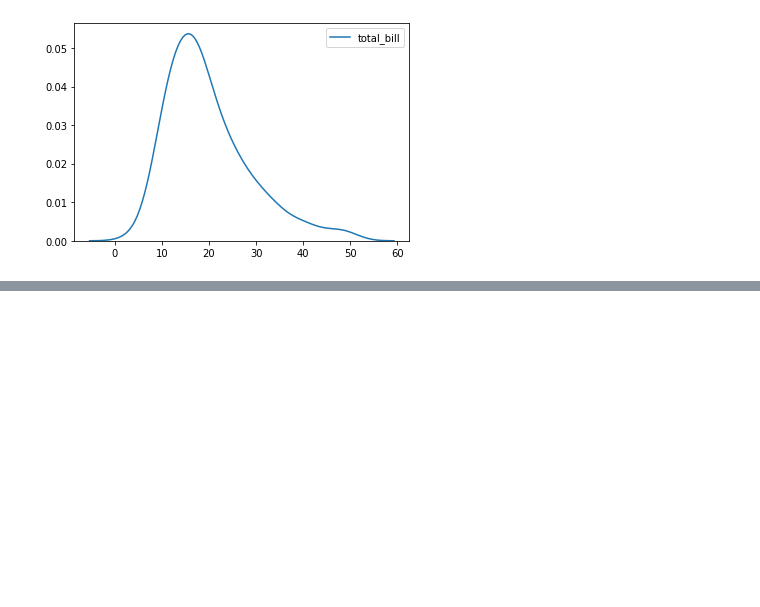
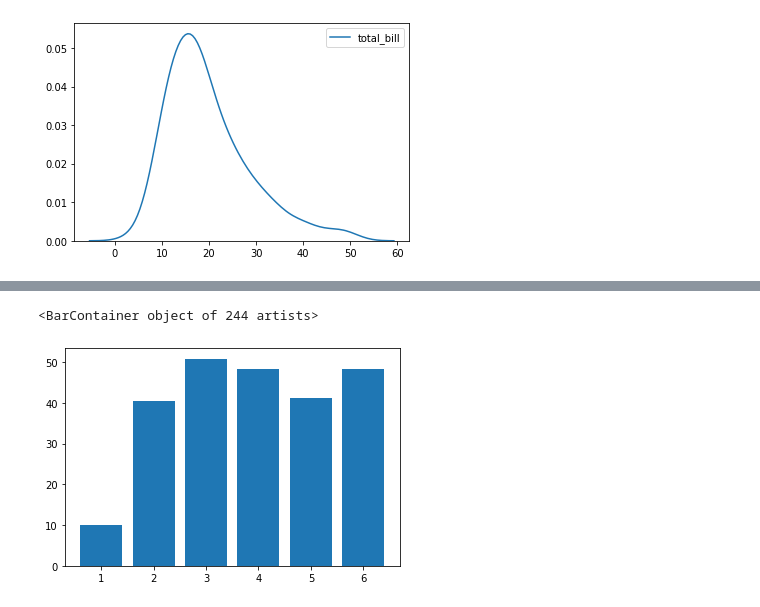
Before and after one commit to Sojiknight/PyDatSciStuds, a Jupyter notebook: Seaborn.ipynb, the cells around one changed output, grey strips where cells are left out. Drawn from its saved outputs; the diff is of its cells as text; code cells hidden in the pictures; blank space fills up the shorter version.

```diff
--- a/Seaborn.ipynb
+++ b/Seaborn.ipynb
@@ -73,0 +88,8 @@ sns.kdeplot(tips['total_bill'])
+# %%
+x = tips['size']
+y = tips['total_bill']
+
+plt.bar(x,y)
+# %% [output]
+<BarContainer object of 244 artists>
+[figure, added]
```
Also changed, not shown: parts of 12 cells of this notebook.
